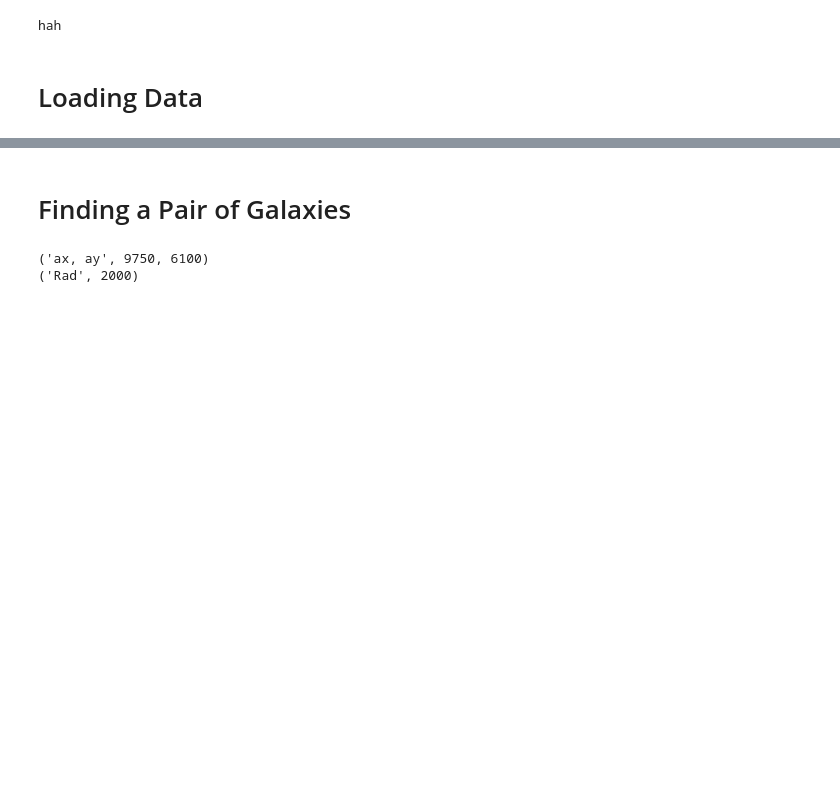
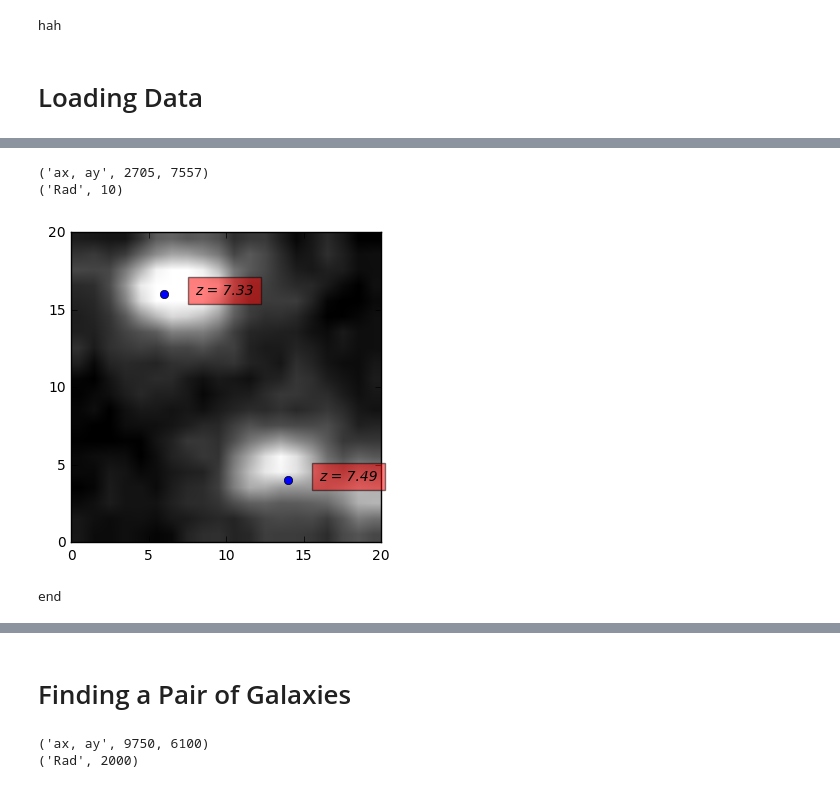
Before and after one commit to NadyaYuil/JWST_Photutils, a Jupyter notebook: big_project.ipynb, the cells around one changed output, grey strips where cells are left out. Cells and saved outputs as stored; diff of their text form; code cells hidden in the pictures; blank space fills up the shorter version.

```diff
--- a/big_project.ipynb
+++ b/big_project.ipynb
@@ -274,0 +343,28 @@ print(cat_z[0,1])
+# %%
+cut_fits(main_pic,'pair.fits',10, 2715, 7567)
+
+sot = pf.open('pair.fits')
+image_data = sot[0].data
+
+plt.figure()
+plt.imshow(image_data, cmap='gray', vmin=-0.3, vmax=5.5,extent=[0,20,0,20])
+plt.plot(6, 16,  'bo', markersize=6)
+plt.text(8, 16,  'z = 7.33',style='italic', bbox={'facecolor':'red', 'alpha':0.5, 'pad':5})
+plt.plot(14, 4,  'bo', markersize=6)
+plt.text(16, 4,  'z = 7.49',style='italic', bbox={'facecolor':'red', 'alpha':0.5, 'pad':5})
+plt.show()
+# %% [output]
+('ax, ay', 2705, 7557)
+('Rad', 10)
+[figure, added]
+# %%
+#попытка найти ему соответствие в главном каталоге
+X = np.genfromtxt('goodss_3dhst.v4.1.cat')[:, 1]
+Y = np.genfromtxt('goodss_3dhst.v4.1.cat')[:, 2]
+ID = np.genfromtxt('goodss_3dhst.v4.1.cat')[:, 0]
+for i in range(len(X)):
+    if (0 <= abs(X[i]- 2720) <= 10 & (0 <= abs(Y[i]-7574) <= 10)):
+        print(ID[i])
+print('end')
+# %% [output]
+end
```
Also changed, not shown: parts of 7 cells of this notebook.
